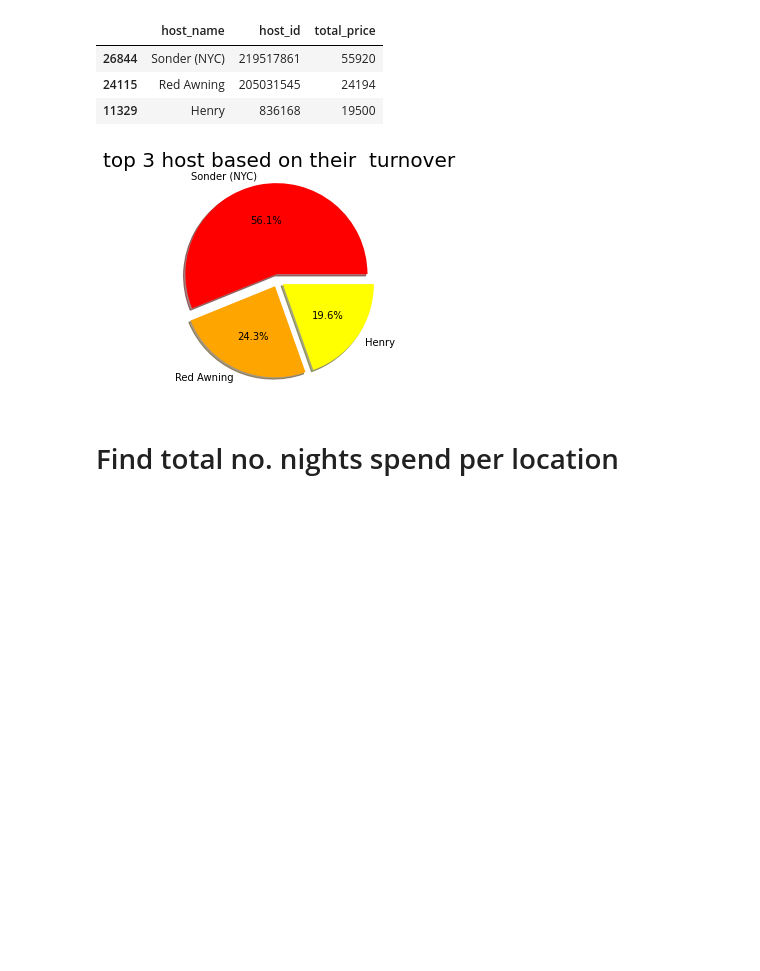
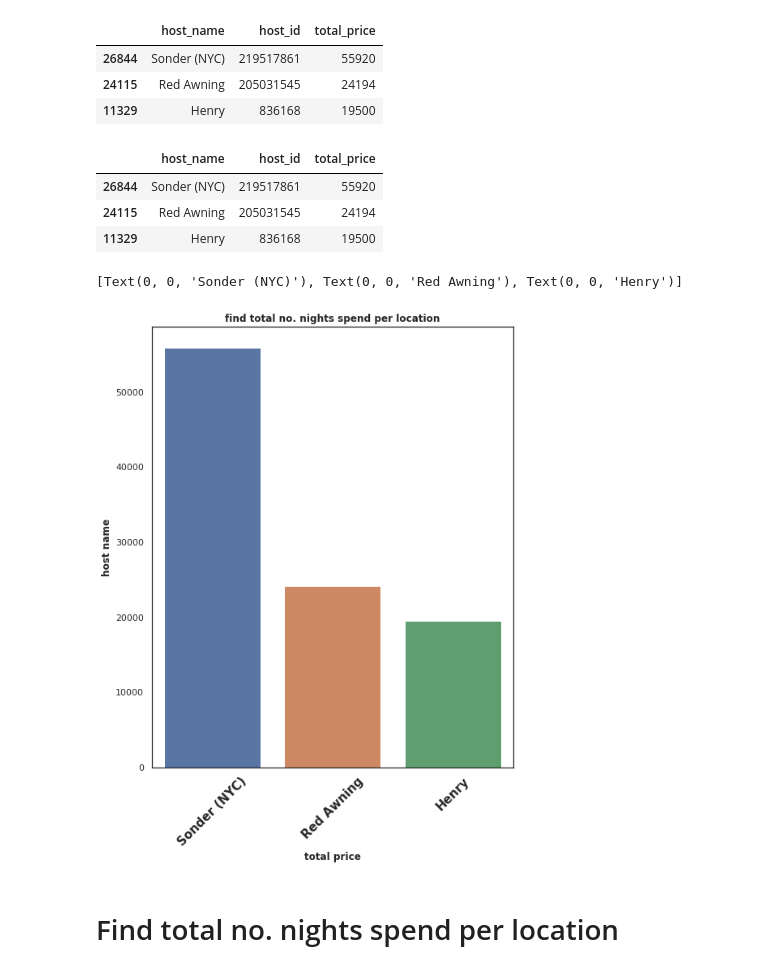
Before and after one commit to suloymandal9/Airbnb--data--analysis, a Jupyter notebook: airbnb.ipynb, the cells around one changed output. Drawn from its saved outputs; the diff is of its cells as text; code cells hidden in the pictures; blank space fills up the shorter version.

```diff
--- a/airbnb.ipynb
+++ b/airbnb.ipynb
@@ -157,11 +129,23 @@ explode = (0.07, 0.07, 0.07)
-# %%
-#creating pie chart
-plt.pie(sizes,explode=explode,labels=labels,colors=colors,autopct='%1.1f%%',shadow=True)
-plt.title('top 3 host based on their  turnover', fontsize=20)
-plt.axis("equal")
-plt.show()
-# %% [output]
-[figure, removed]
+# %%
+top_3=top_host.sort_values('total_price',ascending=False).iloc[:3,:3]
+top_3
+# %% [output]
+|  | host_name | host_id | total_price |
+| 26844 | Sonder (NYC) | 219517861 | 55920 |
+| 24115 | Red Awning | 205031545 | 24194 |
+| 11329 | Henry | 836168 | 19500 |
+# %%
+sns.set(rc={'figure.figsize':(8,10)})
+sns.set_style('white')
+abc= sns.barplot(x='host_name',y='total_price',data = top_3)
+abc.set_title('find total no. nights spend per location', Weight='bold')
+abc.set_ylabel('host name', Weight='bold')
+abc.set_xlabel('total price', Weight='bold')
+
+abc.set_xticklabels(abc.get_xticklabels(),Weight='bold',rotation = 45,size='15')
+# %% [output]
+[Text(0, 0, 'Sonder (NYC)'), Text(0, 0, 'Red Awning'), Text(0, 0, 'Henry')]
+[figure, added]
 # %% [markdown]
 # Find total no. nights spend per location
 # %%
```
Also changed, not shown: parts of 4 cells of this notebook.
